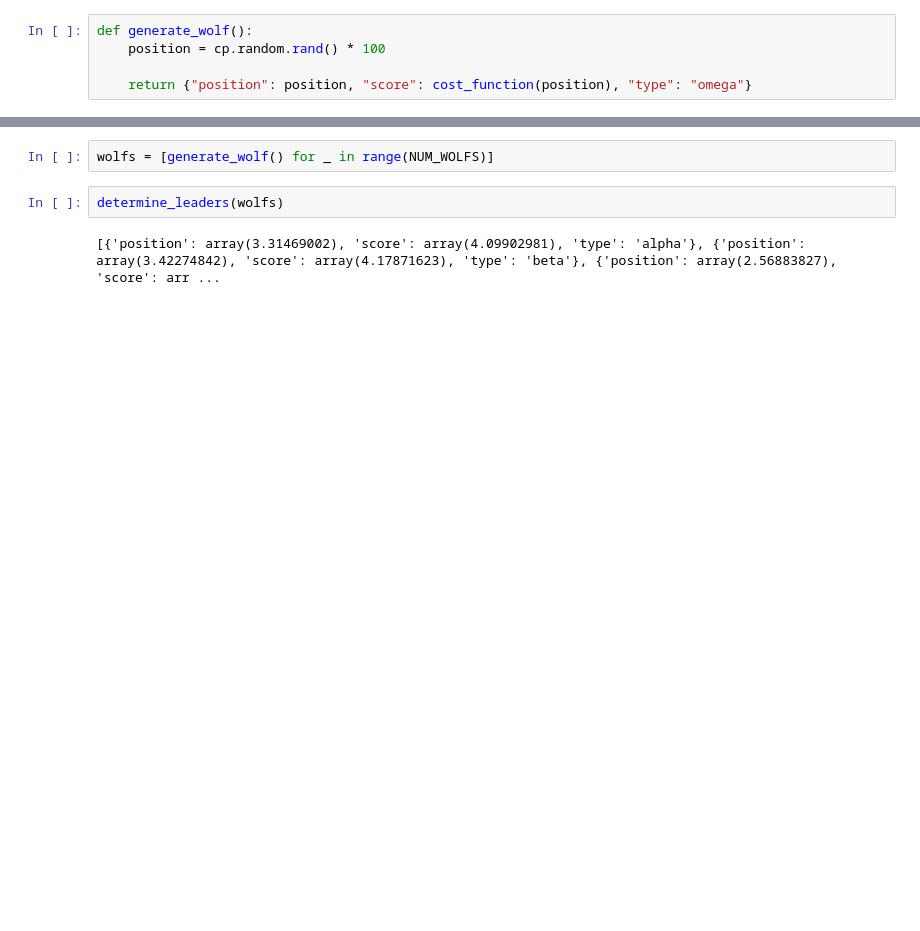
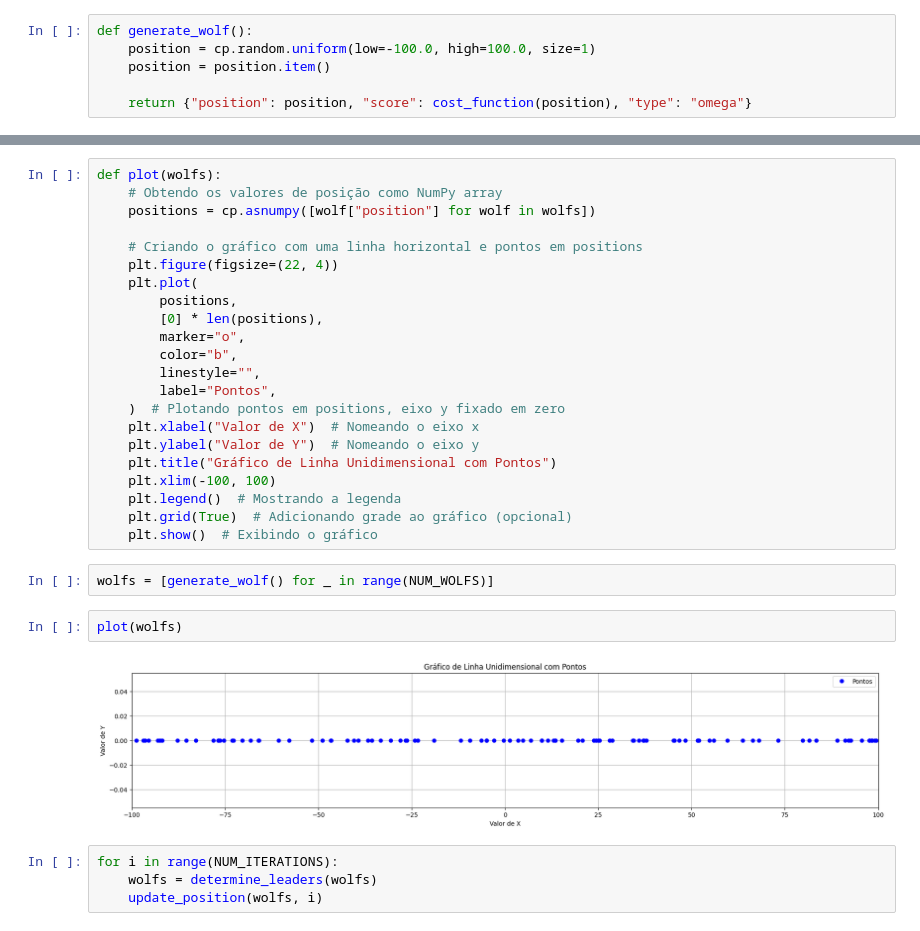
Before and after one commit to pachecowillians/grey-wolf-optimization, a Jupyter notebook: gwp.ipynb, the cells around one changed output, grey strips where cells are left out. Drawn from its saved outputs; the diff is of its cells as text; blank space fills up the shorter version.

```diff
--- a/gwp.ipynb
+++ b/gwp.ipynb
@@ -7,7 +9,8 @@ def cost_function(sample):
     return (sample - 3) ** 2 + 4
 # %%
 def generate_wolf():
-    position = cp.random.rand() * 100
+    position = cp.random.uniform(low=-100.0, high=100.0, size=1)
+    position = position.item()
 
     return {"position": position, "score": cost_function(position), "type": "omega"}
 # %%
@@ -20,6 +60,32 @@ def determine_leaders(wolfs):
+# %%
+def plot(wolfs):
+    # Obtendo os valores de posição como NumPy array
+    positions = cp.asnumpy([wolf["position"] for wolf in wolfs])
+
+    # Criando o gráfico com uma linha horizontal e pontos em positions
+    plt.figure(figsize=(22, 4))
+    plt.plot(
+        positions,
+        [0] * len(positions),
+        marker="o",
+        color="b",
+        linestyle="",
+        label="Pontos",
+    )  # Plotando pontos em positions, eixo y fixado em zero
+    plt.xlabel("Valor de X")  # Nomeando o eixo x
+    plt.ylabel("Valor de Y")  # Nomeando o eixo y
+    plt.title("Gráfico de Linha Unidimensional com Pontos")
+    plt.xlim(-100, 100)
+    plt.legend()  # Mostrando a legenda
+    plt.grid(True)  # Adicionando grade ao gráfico (opcional)
+    plt.show()  # Exibindo o gráfico
 # %%
 wolfs = [generate_wolf() for _ in range(NUM_WOLFS)]
 # %%
-determine_leaders(wolfs)
+plot(wolfs)
 # %% [output]
-[{'position': array(3.31469002), 'score': array(4.09902981), 'type': 'alpha'}, {'position': array(3.42274842), 'score': array(4.17871623), 'type': 'beta'}, {'position': array(2.56883827), 'score': arr ...
+[figure, added]
+# %%
+for i in range(NUM_ITERATIONS):
+    wolfs = determine_leaders(wolfs)
+    update_position(wolfs, i)
```
Also changed, not shown: parts of 8 cells of this notebook.
